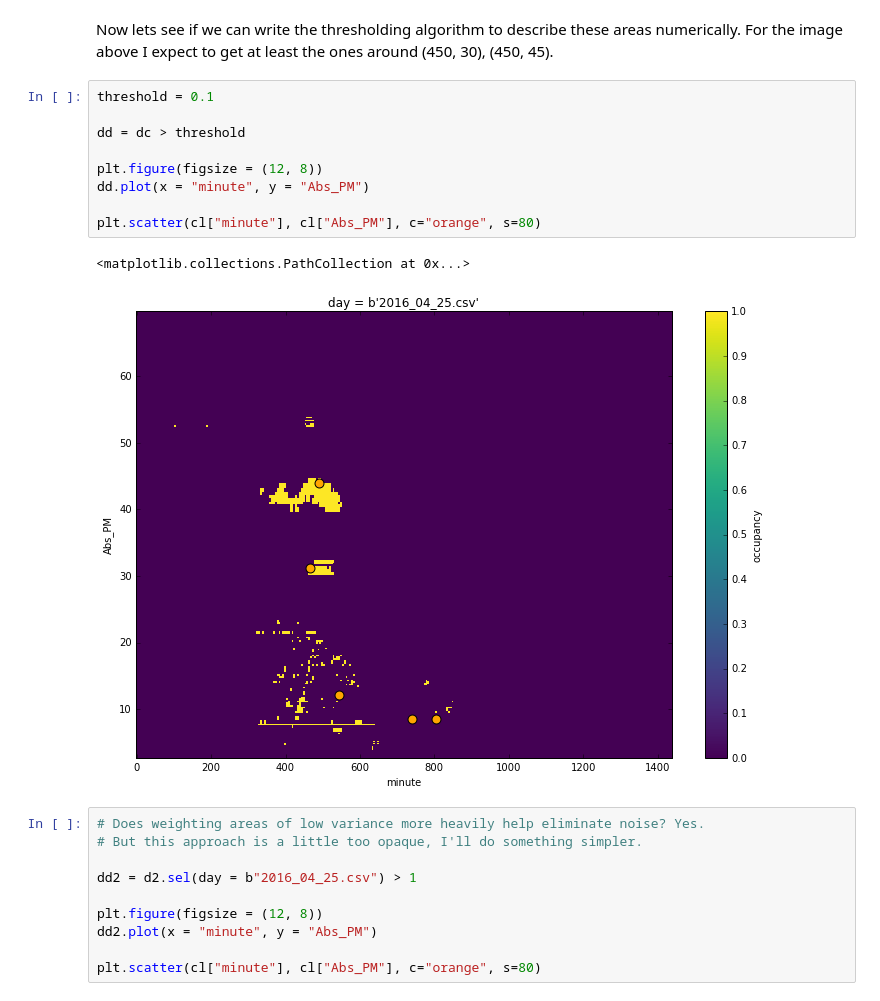
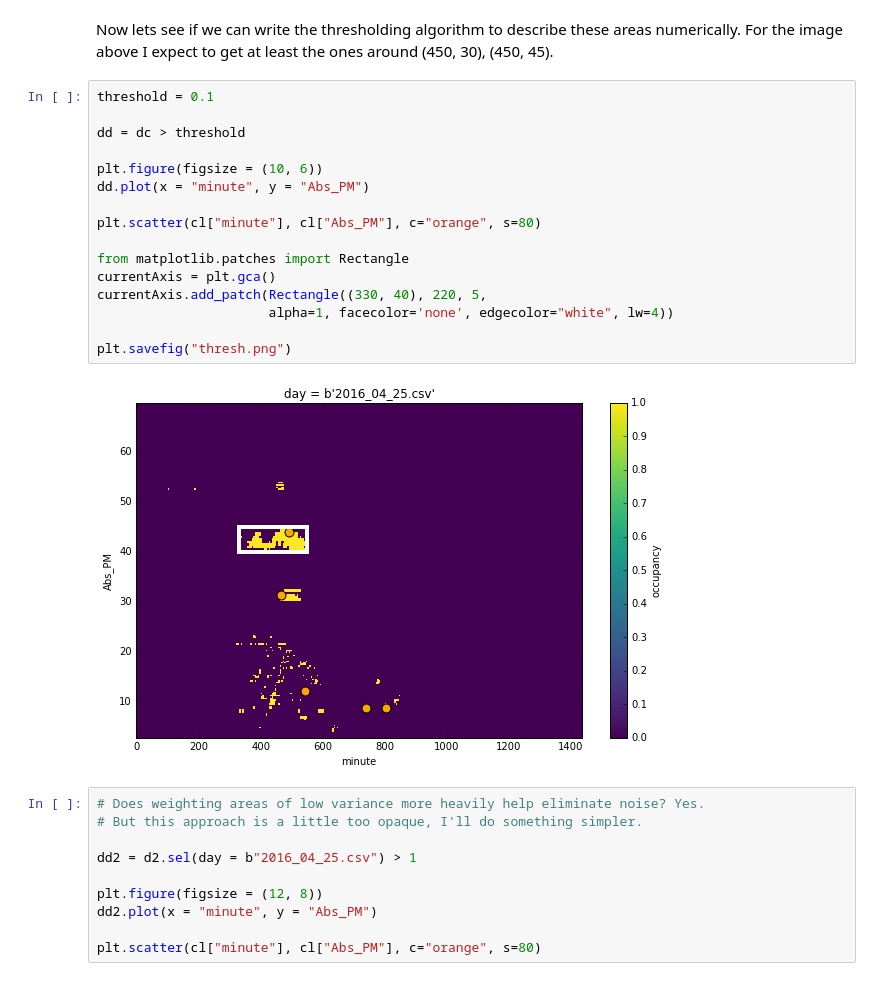
Before and after one commit to clarkfitzg/eci256project, a Jupyter notebook: plots.ipynb, the cells around one changed output. Cells and saved outputs as stored; diff of their text form.

```diff
--- a/plots.ipynb
+++ b/plots.ipynb
@@ -90,15 +94,21 @@ Now lets see if we can write the thresholding algorithm to describe these areas
 # %%
 threshold = 0.1
 
 dd = dc > threshold
 
-plt.figure(figsize = (12, 8))
+plt.figure(figsize = (10, 6))
 dd.plot(x = "minute", y = "Abs_PM")
 
 plt.scatter(cl["minute"], cl["Abs_PM"], c="orange", s=80)
+
+from matplotlib.patches import Rectangle
+currentAxis = plt.gca()
+currentAxis.add_patch(Rectangle((330, 40), 220, 5,
+                      alpha=1, facecolor='none', edgecolor="white", lw=4))
+
+plt.savefig("thresh.png")
 # %% [output]
-<matplotlib.collections.PathCollection at 0x...>
-[figure, old version]
+[figure, new version]
 # %%
 # Does weighting areas of low variance more heavily help eliminate noise? Yes.
 # But this approach is a little too opaque, I'll do something simpler.
```
Also changed, not shown: parts of 3 cells of this notebook, 8 other files.
